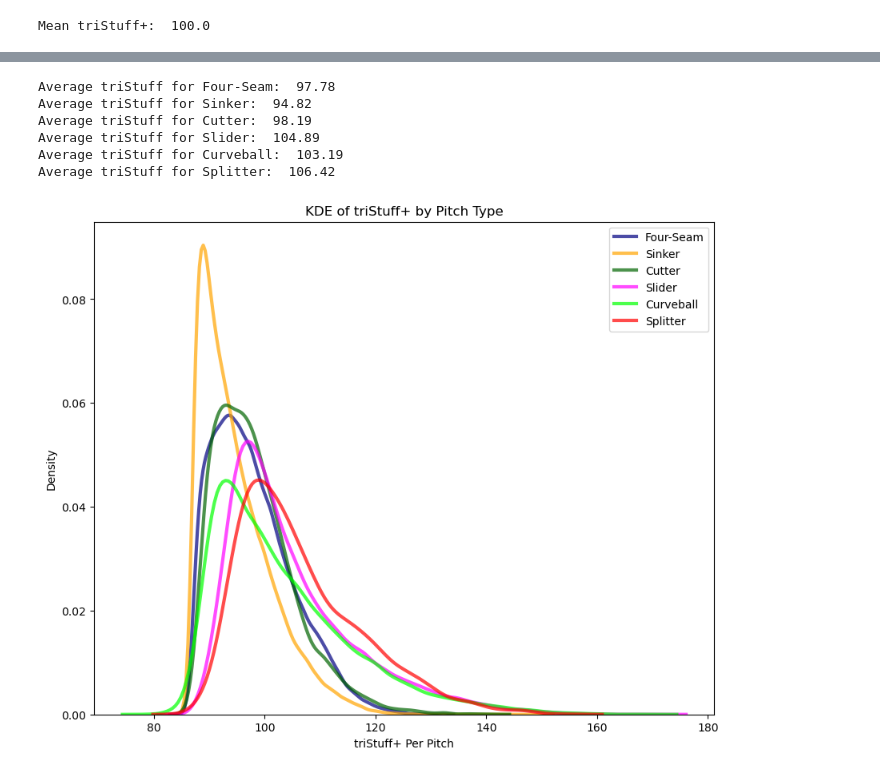
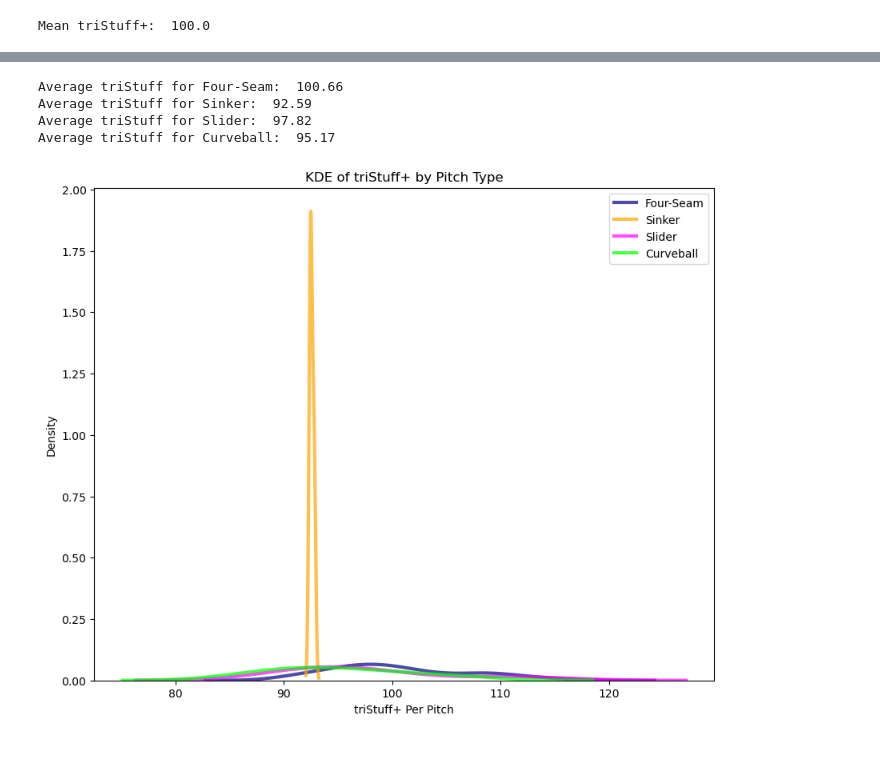
Before and after one commit to jackkalsched/UCSD_Baseball_25, a Jupyter notebook: Pitching/stuff+/stuff_plus.ipynb, the cells around one changed output, grey strips where cells are left out. Cells and saved outputs as stored; diff of their text form; code cells hidden in the pictures.

```diff
--- a/Pitching/stuff+/stuff_plus.ipynb
+++ b/Pitching/stuff+/stuff_plus.ipynb
@@ -534,7 +539,7 @@ encoded_avg.head()
 # %%
 feature_cols = ['RelSpeed', 'SpinRate', 'RelHeight', 'RelSide', 'Extension', 'InducedVertBreak', 'HorzBreak', 'VertApprAngle', 'HorzApprAngle', 'speed_diff', 'IVB_diff', 'HB_diff']
 # %%
-X = encoded_avg[feature_cols + target_cols + ['Pitcher', 'PitcherTeam', 'PitcherThrows', 'TaggedPitchType', 'AutoPitchType']]
+X = encoded_avg[feature_cols + target_cols + ['Pitcher', 'PitcherTeam', 'PitcherThrows', 'BatterSide', 'TaggedPitchType', 'AutoPitchType']]
 
 #Cleaning more
 X = X.replace({pd.NA: np.nan})
@@ -728,30 +725,0 @@ from sklearn.metrics import brier_score_loss
-# %%
-# --- Split train and test ---
-
-y = np.array(y).astype(int)
-
-X_train, X_test, y_train, y_test = train_test_split(
-    X, y, test_size=0.2, stratify=y, random_state=42
-)
-
-terms = s(0) + s(2) + s(3) + s(4) + s(5) + s(6) + s(7) + s(8) + s(9) + s(10)
-# --- Define model ---
-gam = LogisticGAM(terms).gridsearch(X_train, y_train, lam=np.logspace(-3, 3, 10))
-
-
-# --- Cross-validation (on training data) ---
-kf = KFold(n_splits=5, shuffle=True, random_state=42)
-cv_scores = []
-for train_idx, val_idx in kf.split(X_train):
-    gam_fold = LogisticGAM(terms).gridsearch(X_train[train_idx], y_train[train_idx],
-                                             lam=np.logspace(-3, 3, 5))
-    y_val_pred = gam_fold.predict_proba(X_train[val_idx])
-    cv_scores.append(log_loss(y_train[val_idx], y_val_pred))
-
-print("CV log-loss scores:", cv_scores)
-print("Mean CV log-loss:", np.mean(cv_scores))
-
-# evaluation
-y_test_pred = gam.predict_proba(X_test)
-print("Test log-loss:", log_loss(y_test, y_test_pred))
-print("Test AUC:", roc_auc_score(y_test, y_test_pred))
@@ -807,6 +737,7 @@ X_train, X_test, y_train, y_test = train_test_split(
 
 # initialize model
 lgbm_clf = LGBMClassifier(
+    objective = 'binary',
     n_estimators=500,
     learning_rate=0.05,
     max_depth=-1,
@@ -1007,5 +943,8 @@ whiff_with_probs['triStuff+'].hist(bins = 50)
 print("Mean triStuff+: ", round(whiff_with_probs['triStuff+'].mean(), 2))
 # %% [output]
 Mean triStuff+:  100.0
+# %%
+# reformatting handedness based on release side
+whiff_with_probs.loc[whiff_with_probs['RelSide'] < 0, 'PitcherThrows'] = 'Left'
 # %%
 # experimenting with relationship between metrics and triStuff+
@@ -1057,39 +1019,37 @@ plt.show()
 # %%
 pitch_color_map = {
     'Four-Seam': 'navy',
     'Sinker': 'orange',
     'Cutter': 'darkgreen',
-    'ChangeUp': 'cyan',
+    'Changeup': 'cyan',
     'Slider': 'magenta',
     'Curveball': 'lime',
     'Splitter': 'red'
 }
 
 plt.figure(figsize=(10, 8))
 handles = []
 labels = []
 
 # plot individual KDEs for each pitch type
 for pitch, color in pitch_color_map.items():
-    data = whiff_with_probs[whiff_with_probs['AutoPitchType'] == pitch]['triStuff+']
+    data = whiff_with_probs[(whiff_with_probs['AutoPitchType'] == pitch) & (whiff_with_probs['Pitcher'] == 'Weber, Chapman')]['triStuff+']
     if len(data) > 1:   # KDE needs at least 2 points
         h = sns.kdeplot(data, fill=False, color=color, alpha=0.7, linewidth=3, label=pitch)
         handles.append(h)
         labels.append(pitch)
         print(f"Average triStuff for {pitch}: ", round(data.mean(), 2))
 
 plt.xlabel("triStuff+ Per Pitch")
 plt.ylabel("Density")
 plt.title("KDE of triStuff+ by Pitch Type")
 plt.legend()
 plt.show()
 # %% [output]
-Average triStuff for Four-Seam:  97.78
-Average triStuff for Sinker:  94.82
-Average triStuff for Cutter:  98.19
-Average triStuff for Slider:  104.89
-Average triStuff for Curveball:  103.19
-Average triStuff for Splitter:  106.42
+Average triStuff for Four-Seam:  100.66
+Average triStuff for Sinker:  92.59
+Average triStuff for Slider:  97.82
+Average triStuff for Curveball:  95.17
-[figure, old version]
+[figure, new version]
 # %%
 # filter for ucsd pitchers
```
Also changed, not shown: parts of 21 cells of this notebook.
